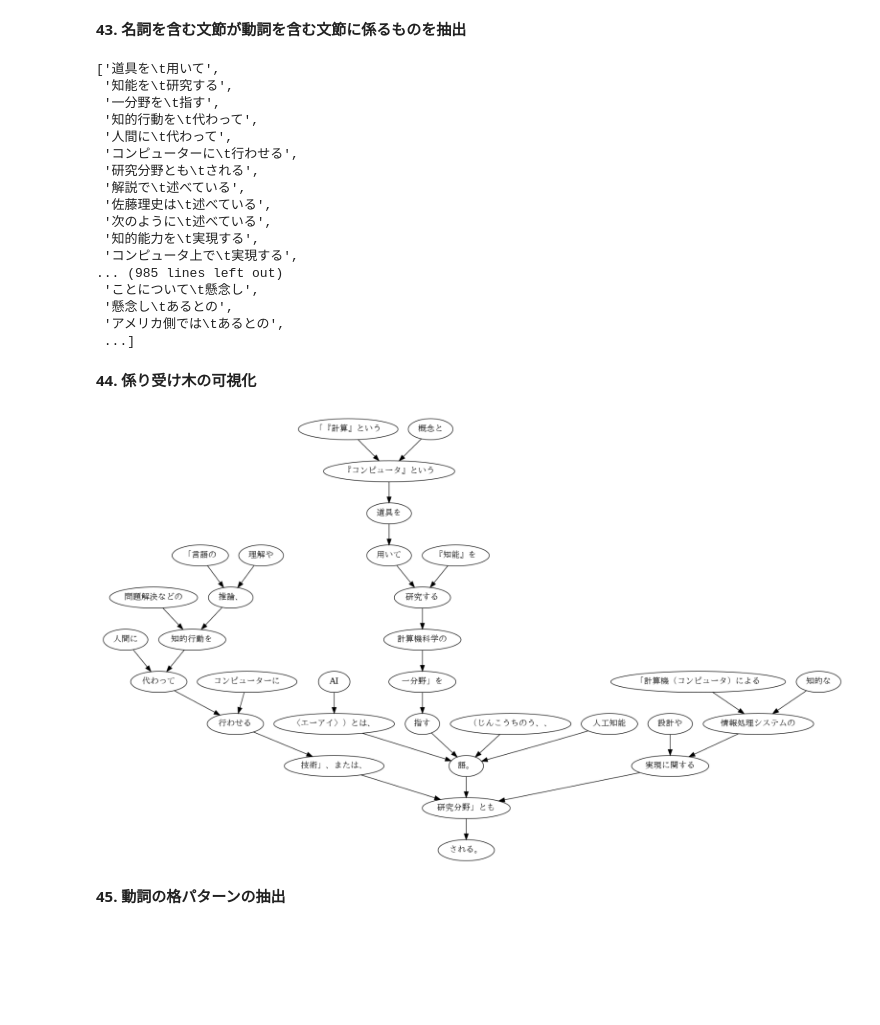
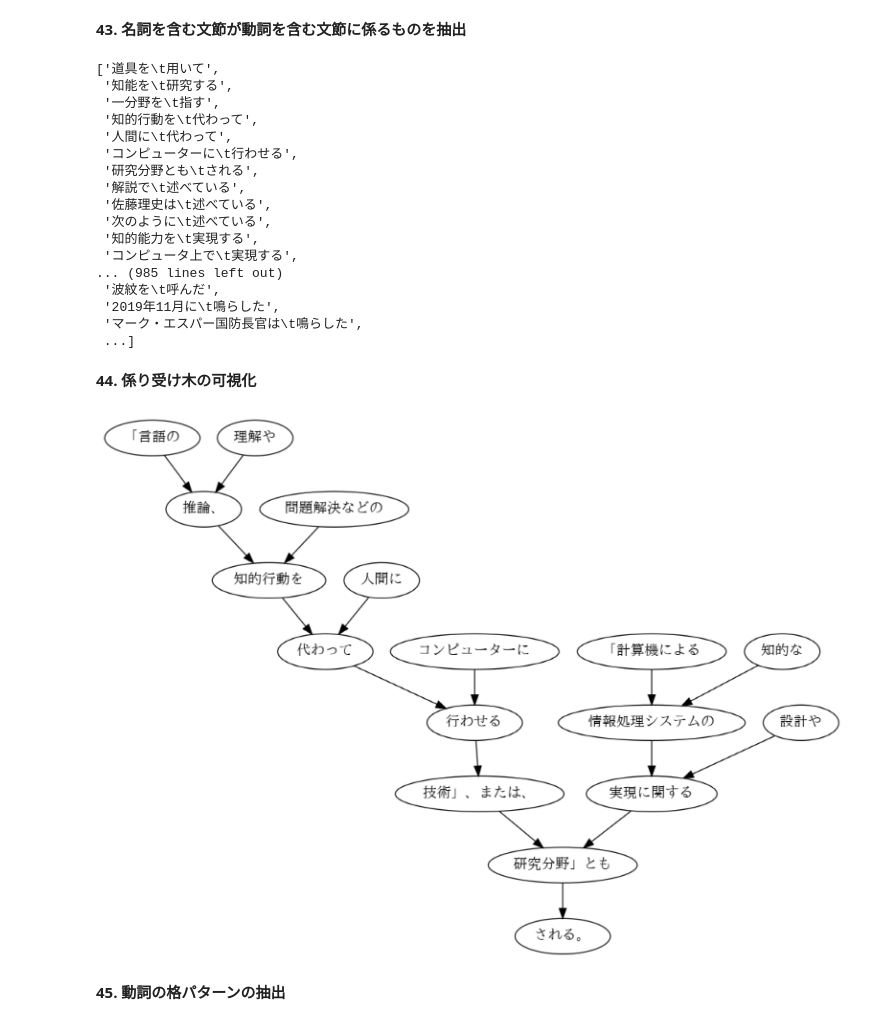
Before and after one commit to Language-Media-Lab/100knock2024_huyu, a Jupyter notebook: chapter05/chapter05_reo.ipynb, the cells around one changed output. Drawn from its saved outputs; the diff is of its cells as text; code cells hidden in the pictures; blank space fills up the shorter version.

```diff
--- a/chapter05/chapter05_reo.ipynb
+++ b/chapter05/chapter05_reo.ipynb
@@ -5,9 +5,11 @@ import CaboCha
 import re
 with open("ai.ja.txt", "r", encoding="utf-8_sig") as f1, open("ai.ja.txt.parsed", "w", encoding="utf-8_sig") as f2:
     for line in f1.readlines():
-        line = re.sub("（）", "", line)
-        result = CaboCha.Parser("-f1").parseToString(line)
-        f2.write(result)
+        line = re.sub(r"（.*?）|\(.*?\)", "", line)
+        line = re.findall(r"[^。]+(?:[。]|$)", line)
+        for sent in line:
+            result = CaboCha.Parser("-f1").parseToString(sent)
+            f2.write(result)
 # %% [markdown]
 **40. 係り受け解析結果の読み込み（形態素）**
 # %%
@@ -163,36 +160,36 @@ display(deps_noun_verb)
  '知的能力を\t実現する',
  'コンピュータ上で\t実現する',
 ... (985 lines left out)
- 'ことについて\t懸念し',
- '懸念し\tあるとの',
- 'アメリカ側では\tあるとの',
+ '波紋を\t呼んだ',
+ '2019年11月に\t鳴らした',
+ 'マーク・エスパー国防長官は\t鳴らした',
  ...]
 # %% [markdown]
 **44. 係り受け木の可視化**
 # %%
 import graphviz
 import matplotlib.pyplot as plt
 from PIL import Image
 import io
 
 def visualize_tree(sent):
     dot = graphviz.Digraph()
     for i, chunk in enumerate(sent):
         dot.node(str(i), "".join([morph.surface for morph in chunk.morphs]))
         if chunk.dst != -1:
             dot.edge(str(i), str(chunk.dst))
     dot.attr("edge", fontname="IPAexGothic")
     dot.attr("node", fontname="IPAexGothic")
     img = dot.pipe(format="png")
     img = Image.open(io.BytesIO(img))
     plt.figure(figsize=(20, 20))
     plt.axis("off")
     plt.imshow(img)
     plt.show()
 
-visualize_tree(chunks[2])
+visualize_tree(chunks[3])
 # %% [output]
-[figure, old version]
+[figure, new version]
 # %% [markdown]
 **45. 動詞の格パターンの抽出**
 # %%
```
Also changed, not shown: parts of 9 cells of this notebook.
